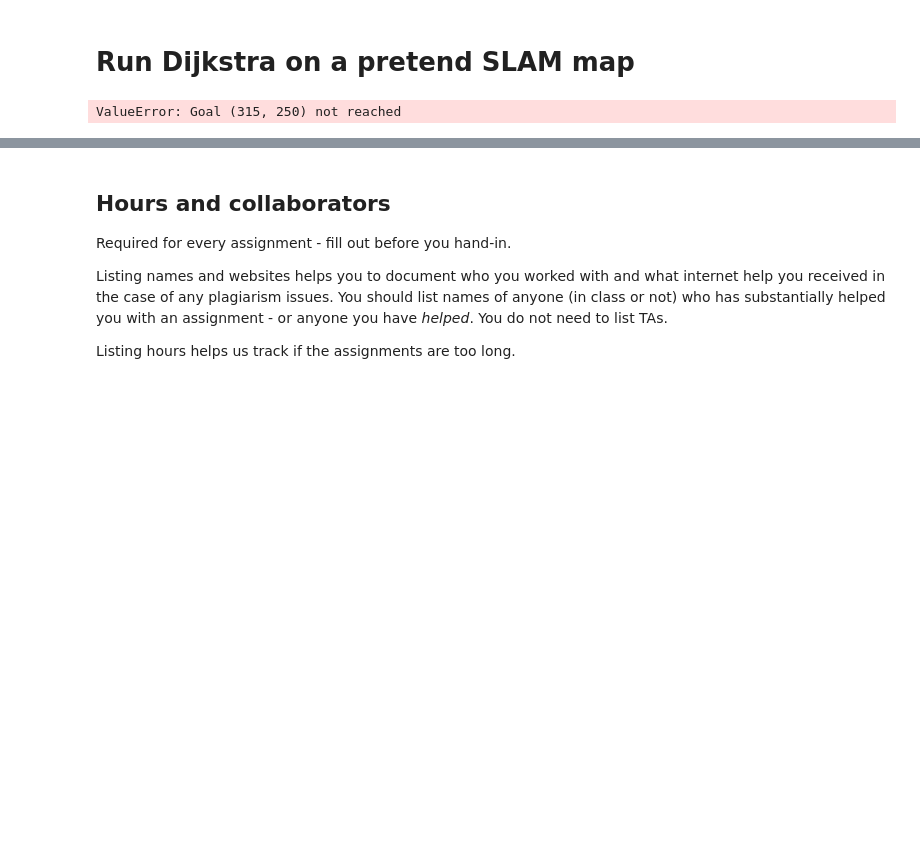
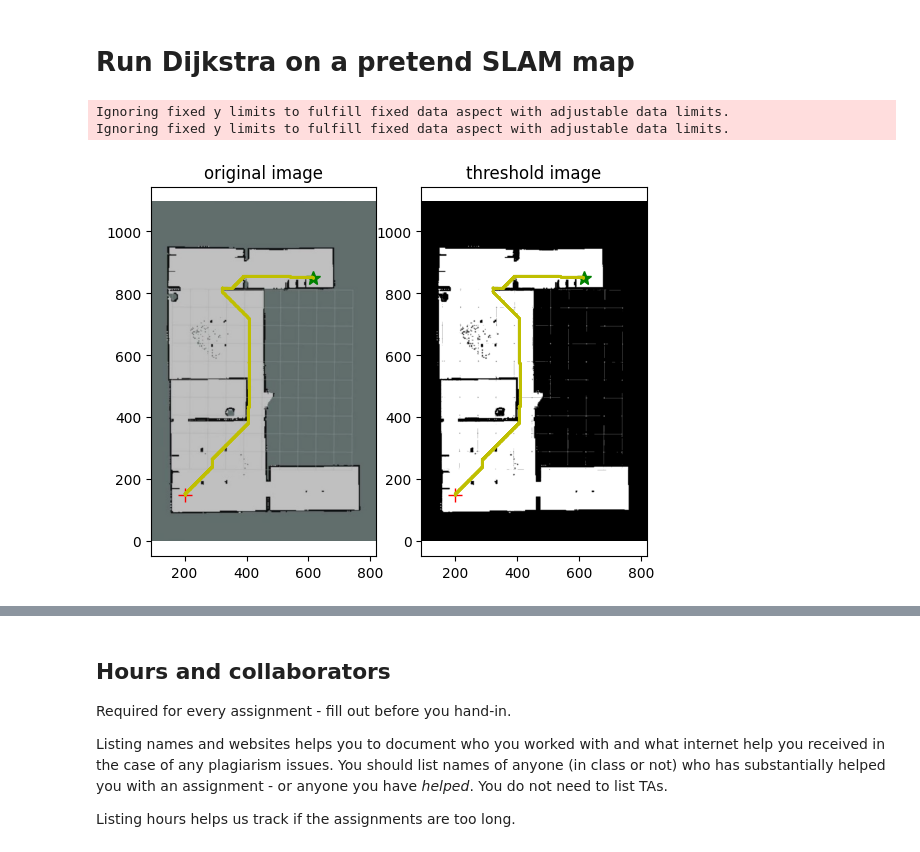
Before and after one commit to bestelh/ROB514-Forked-Repo, a Jupyter notebook: ROSLabs/check_dijkstra.ipynb, the cells around one changed output, grey strips where cells are left out. Drawn from its saved outputs; the diff is of its cells as text; code cells hidden in the pictures; blank space fills up the shorter version.

```diff
--- a/ROSLabs/check_dijkstra.ipynb
+++ b/ROSLabs/check_dijkstra.ipynb
@@ -41,24 +41,26 @@ from path_planning import dijkstra, plot_with_path, open_image
 # %%
 # Opens and threshold the SLAM map image
 im, im_thresh = open_image("SLAM_map.png")
 
 robot_start_loc = (200, 150)
 # Closer one to try - change this after it works...
-robot_goal_loc = (315, 250)
-#robot_goal_loc = (615, 850)
+#robot_goal_loc = (315, 250)
+robot_goal_loc = (615, 850)
 zoom = 0.8
 
 """
 print(f"Image shape {im_thresh.shape}")
 for i in range(0, im_thresh.shape[1]-1):
     for j in range(0, im_thresh.shape[0]-1):
         if is_free(im_thresh, (i, j)):
             print(f"Free {i} {j}")
 """
 path = dijkstra(im_thresh, robot_start_loc, robot_goal_loc)
 plot_with_path(im, im_thresh, zoom=zoom, robot_loc=robot_start_loc, goal_loc=robot_goal_loc, path=path)
 # %% [output]
-ValueError: Goal (315, 250) not reached
+Ignoring fixed y limits to fulfill fixed data aspect with adjustable data limits.
+Ignoring fixed y limits to fulfill fixed data aspect with adjustable data limits.
+[figure, added]
 # %%
 # Opens and threshold a real SLAM map image
 im, im_thresh = open_image("map.pgm")
```
Also changed, not shown: parts of 2 cells of this notebook, 1 other file.
